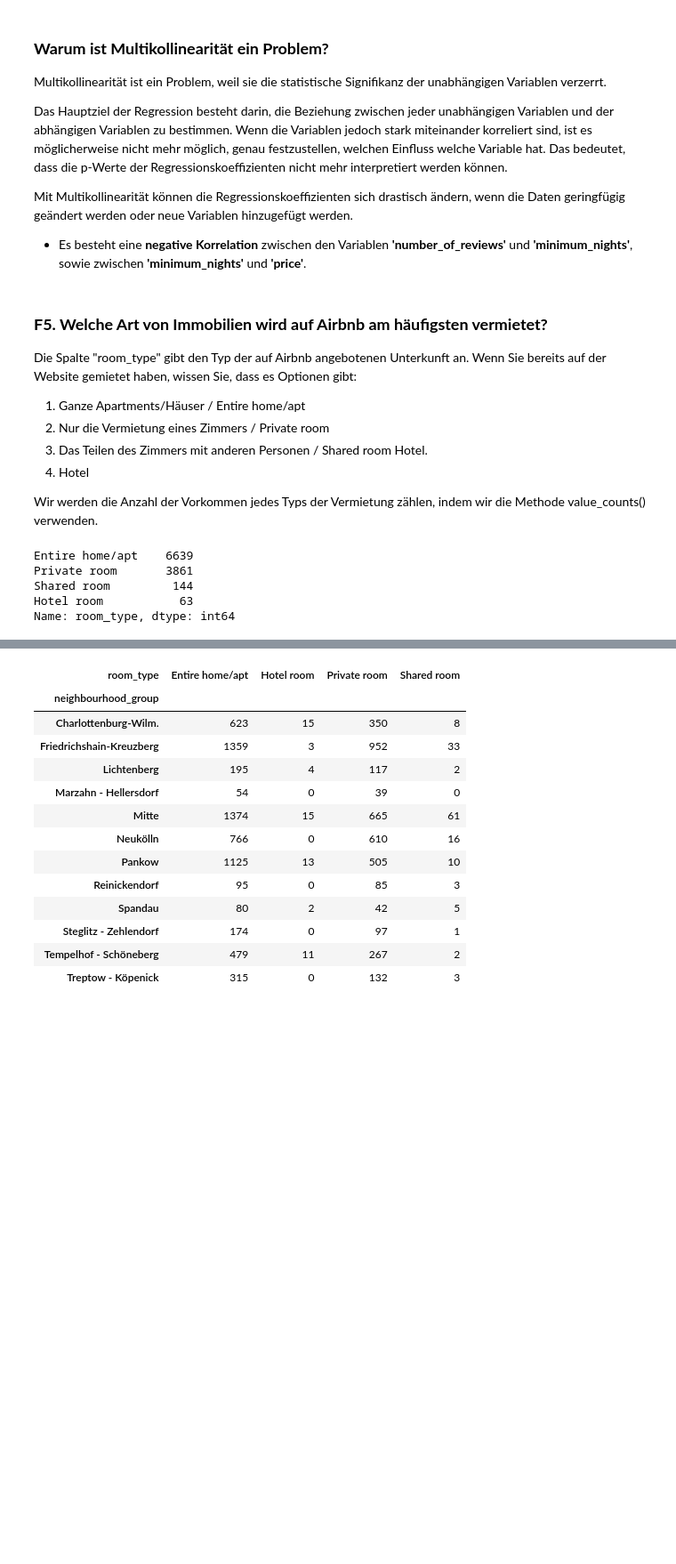
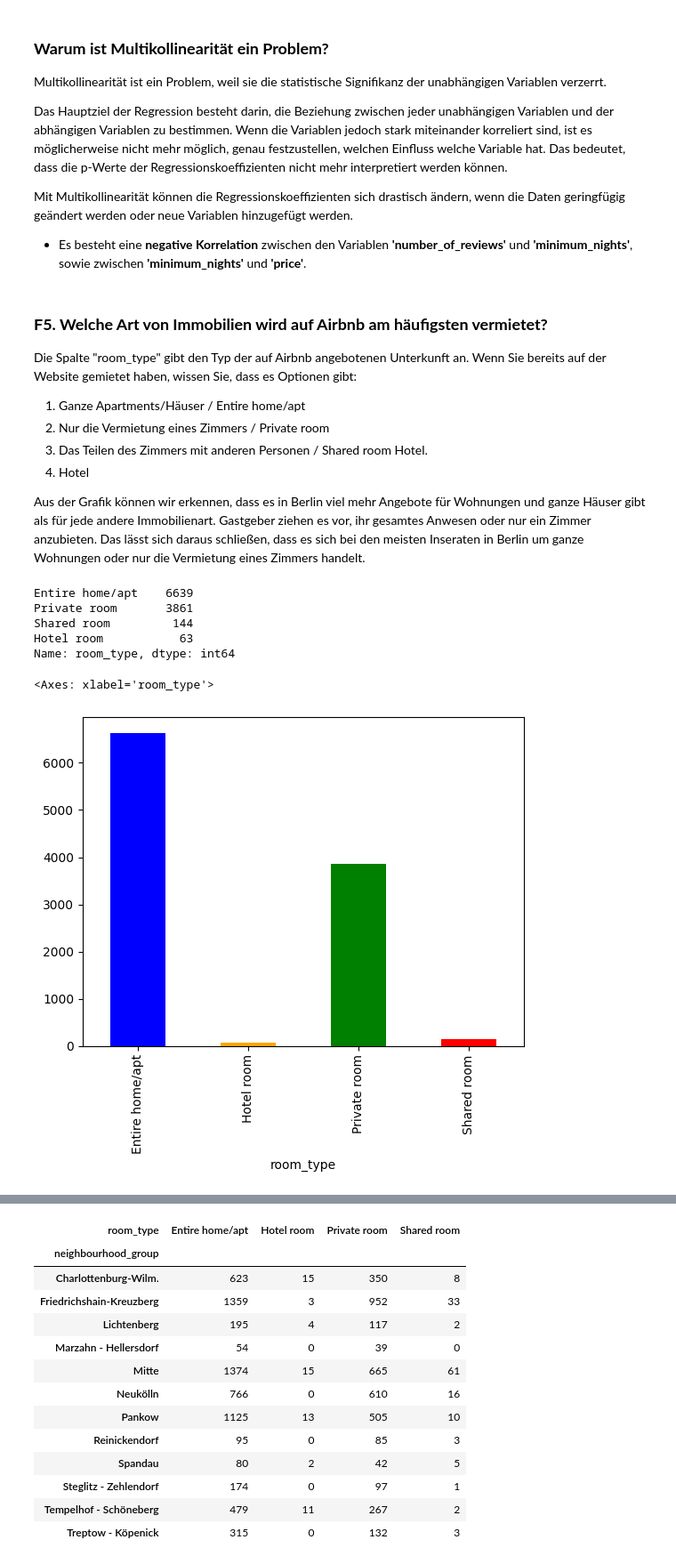
Before and after one commit to awildt01/Airbnb_Berlin-, a Jupyter notebook: Airbnb_(Berlin).ipynb, the cells around one changed output, grey strips where cells are left out. Shown at 89% size. Saved outputs shown, nothing was run; the diff lists cells and outputs as text; code cells hidden in the pictures; blank space fills up the shorter version.

```diff
--- a/Airbnb_(Berlin).ipynb
+++ b/Airbnb_(Berlin).ipynb
@@ -501,15 +498,18 @@ Die Spalte "room_type" gibt den Typ der auf Airbnb angebotenen Unterkunft an. We
 Hotel.
 4. Hotel
 
-Wir werden die Anzahl der Vorkommen jedes Typs der Vermietung zählen, indem wir die Methode value_counts() verwenden.
+Aus der Grafik können wir erkennen, dass es in Berlin viel mehr Angebote für Wohnungen und ganze Häuser gibt als für jede andere Immobilienart. Gastgeber ziehen es vor, ihr gesamtes Anwesen oder nur ein Zimmer anzubieten. Das lässt sich daraus schließen, dass es sich bei den meisten Inseraten in Berlin um ganze Wohnungen oder nur die Vermietung eines Zimmers  handelt.
 # %%
-# "Die Anzahl jeder Art von verfügbaren Unterkünften anzeigen"
+# Wir werden die Anzahl der Vorkommen jedes Typs der Vermietung zählen, indem wir die Methode value_counts() verwenden."
 display(df_clean.room_type.value_counts())
-# colors = ["purple", "green", "lightblue",'blue']
-# df_clean.groupby(by="room_type").count().id.plot(kind="bar", color=colors)
+
+colors = ["blue", "orange", "green",'red']
+df_clean.groupby(by="room_type").count().id.plot(kind="bar", color=colors)
 # %% [output]
 Entire home/apt    6639
 Private room       3861
 Shared room         144
 Hotel room           63
 Name: room_type, dtype: int64
+<Axes: xlabel='room_type'>
+[figure, added]
```
Also changed, not shown: parts of 45 cells of this notebook.
